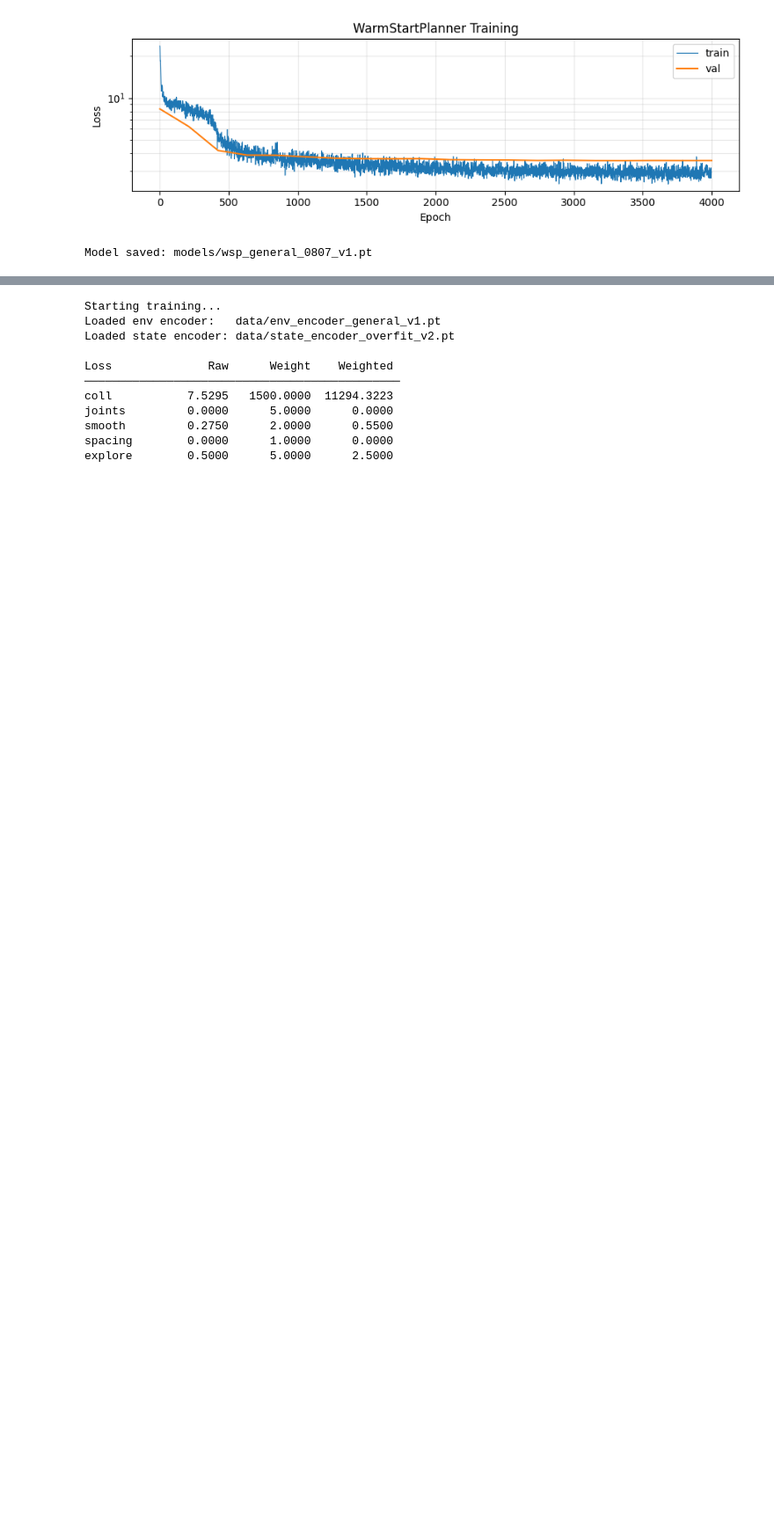
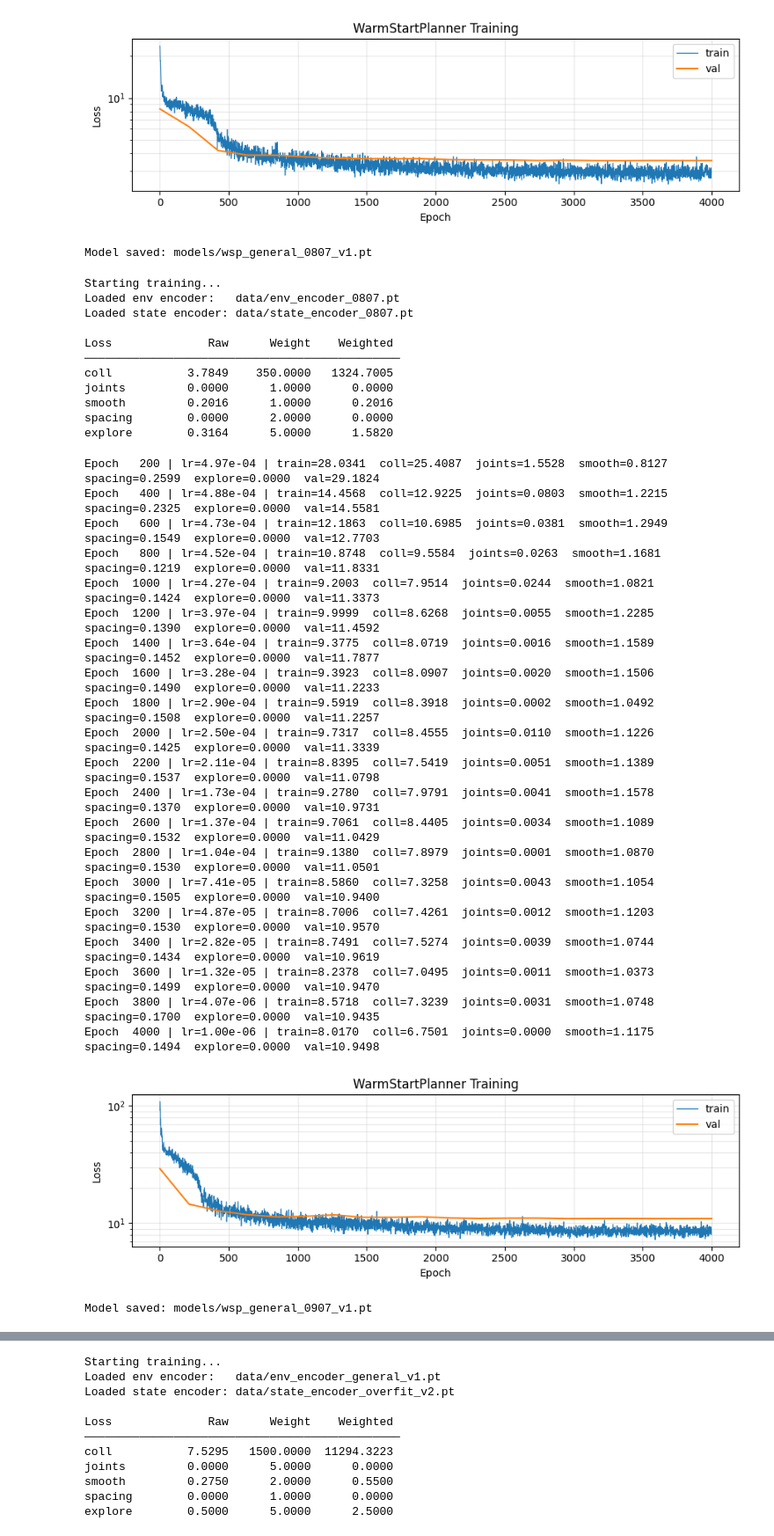
Before and after one commit to mangam-02/Self-Supervised-Learning-for-Robot-Motion-Planning, a Jupyter notebook: src/process_nvidia_1_sample.ipynb, the cells around one changed output, grey strips where cells are left out. Shown at 88% size. Drawn from its saved outputs; the diff is of its cells as text; code cells hidden in the pictures; blank space fills up the shorter version.

Commit message:
latest models

```diff
--- a/src/process_nvidia_1_sample.ipynb
+++ b/src/process_nvidia_1_sample.ipynb
@@ -246,3 +244,78 @@ Epoch  3800 | lr=4.07e-06 | train=2.8974  coll=1.1629  joints=0.0001  smooth=1.6
 Epoch  4000 | lr=1.00e-06 | train=2.9533  coll=1.2176  joints=0.0007  smooth=1.6564  spacing=0.0787  explore=0.0000  val=3.5692
 [figure]
 Model saved: models/wsp_general_0807_v1.pt
+# %%
+# ---------- WarmStartPlanner SSL Training ----------
+# Full dataset - 09/07
+print("Starting training...")
+
+model_general_0907_v1, history_general_0907_v1 = train(
+    # Paths
+    train_dataset       = "data/dataset_general_0807_train.pt",
+    val_dataset         = "data/dataset_general_0807_val.pt",
+
+    # Configuration
+    T                   = 50,
+    C                   = 10,
+
+    # Pre-trained encoders
+    env_encoder_path    = "data/env_encoder_0807.pt",
+    state_encoder_path  = "data/state_encoder_0807.pt",
+    freeze_encoders     = True,
+
+    # Parameters
+    n_epochs            = 4000,
+    batch_size          = 128,
+    lr                  = 5e-4,
+
+    # Loss weights
+    w_coll              = 350.0,
+    w_joints            = 1.0,
+    w_smooth            = 1.0,
+    w_spacing           = 2.0,
+    w_explore           = 5.0,
+
+    # Collision parameters
+    explore_threshold   = 0.5,
+    collision_eps       = 0.15,
+    dt                  = 0.1,
+
+    # Monitoring and Hardware
+    log_every           = 200,
+    device              = "cuda",
+    save_path           = "models/wsp_general_0907_v1.pt",
+)
+# %% [output]
+Starting training...
+Loaded env encoder:   data/env_encoder_0807.pt
+Loaded state encoder: data/state_encoder_0807.pt
+
+Loss              Raw      Weight    Weighted
+──────────────────────────────────────────────
+coll           3.7849    350.0000   1324.7005
+joints         0.0000      1.0000      0.0000
+smooth         0.2016      1.0000      0.2016
+spacing        0.0000      2.0000      0.0000
+explore        0.3164      5.0000      1.5820
+Epoch   200 | lr=4.97e-04 | train=28.0341  coll=25.4087  joints=1.5528  smooth=0.8127  spacing=0.2599  explore=0.0000  val=29.1824
+Epoch   400 | lr=4.88e-04 | train=14.4568  coll=12.9225  joints=0.0803  smooth=1.2215  spacing=0.2325  explore=0.0000  val=14.5581
+Epoch   600 | lr=4.73e-04 | train=12.1863  coll=10.6985  joints=0.0381  smooth=1.2949  spacing=0.1549  explore=0.0000  val=12.7703
+Epoch   800 | lr=4.52e-04 | train=10.8748  coll=9.5584  joints=0.0263  smooth=1.1681  spacing=0.1219  explore=0.0000  val=11.8331
+Epoch  1000 | lr=4.27e-04 | train=9.2003  coll=7.9514  joints=0.0244  smooth=1.0821  spacing=0.1424  explore=0.0000  val=11.3373
+Epoch  1200 | lr=3.97e-04 | train=9.9999  coll=8.6268  joints=0.0055  smooth=1.2285  spacing=0.1390  explore=0.0000  val=11.4592
+Epoch  1400 | lr=3.64e-04 | train=9.3775  coll=8.0719  joints=0.0016  smooth=1.1589  spacing=0.1452  explore=0.0000  val=11.7877
+Epoch  1600 | lr=3.28e-04 | train=9.3923  coll=8.0907  joints=0.0020  smooth=1.1506  spacing=0.1490  explore=0.0000  val=11.2233
+Epoch  1800 | lr=2.90e-04 | train=9.5919  coll=8.3918  joints=0.0002  smooth=1.0492  spacing=0.1508  explore=0.0000  val=11.2257
+Epoch  2000 | lr=2.50e-04 | train=9.7317  coll=8.4555  joints=0.0110  smooth=1.1226  spacing=0.1425  explore=0.0000  val=11.3339
+Epoch  2200 | lr=2.11e-04 | train=8.8395  coll=7.5419  joints=0.0051  smooth=1.1389  spacing=0.1537  explore=0.0000  val=11.0798
+Epoch  2400 | lr=1.73e-04 | train=9.2780  coll=7.9791  joints=0.0041  smooth=1.1578  spacing=0.1370  explore=0.0000  val=10.9731
+Epoch  2600 | lr=1.37e-04 | train=9.7061  coll=8.4405  joints=0.0034  smooth=1.1089  spacing=0.1532  explore=0.0000  val=11.0429
+Epoch  2800 | lr=1.04e-04 | train=9.1380  coll=7.8979  joints=0.0001  smooth=1.0870  spacing=0.1530  explore=0.0000  val=11.0501
+Epoch  3000 | lr=7.41e-05 | train=8.5860  coll=7.3258  joints=0.0043  smooth=1.1054  spacing=0.1505  explore=0.0000  val=10.9400
+Epoch  3200 | lr=4.87e-05 | train=8.7006  coll=7.4261  joints=0.0012  smooth=1.1203  spacing=0.1530  explore=0.0000  val=10.9570
+Epoch  3400 | lr=2.82e-05 | train=8.7491  coll=7.5274  joints=0.0039  smooth=1.0744  spacing=0.1434  explore=0.0000  val=10.9619
+Epoch  3600 | lr=1.32e-05 | train=8.2378  coll=7.0495  joints=0.0011  smooth=1.0373  spacing=0.1499  explore=0.0000  val=10.9470
+Epoch  3800 | lr=4.07e-06 | train=8.5718  coll=7.3239  joints=0.0031  smooth=1.0748  spacing=0.1700  explore=0.0000  val=10.9435
+Epoch  4000 | lr=1.00e-06 | train=8.0170  coll=6.7501  joints=0.0000  smooth=1.1175  spacing=0.1494  explore=0.0000  val=10.9498
+[figure, added]
+Model saved: models/wsp_general_0907_v1.pt
```
Also changed, not shown: parts of 3 cells of this notebook, 2 other files.
